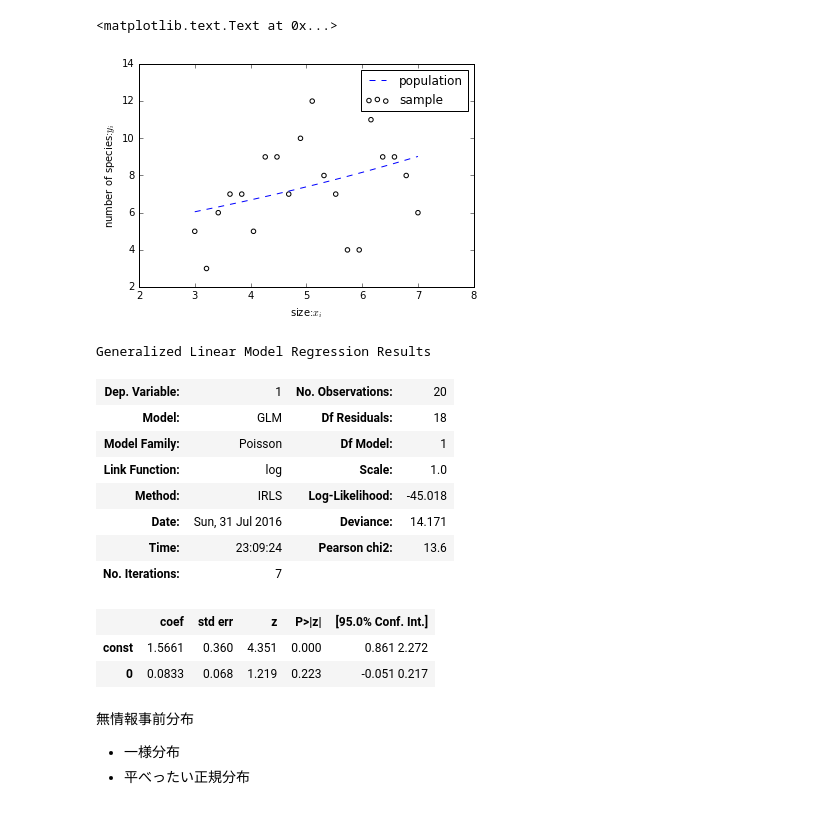
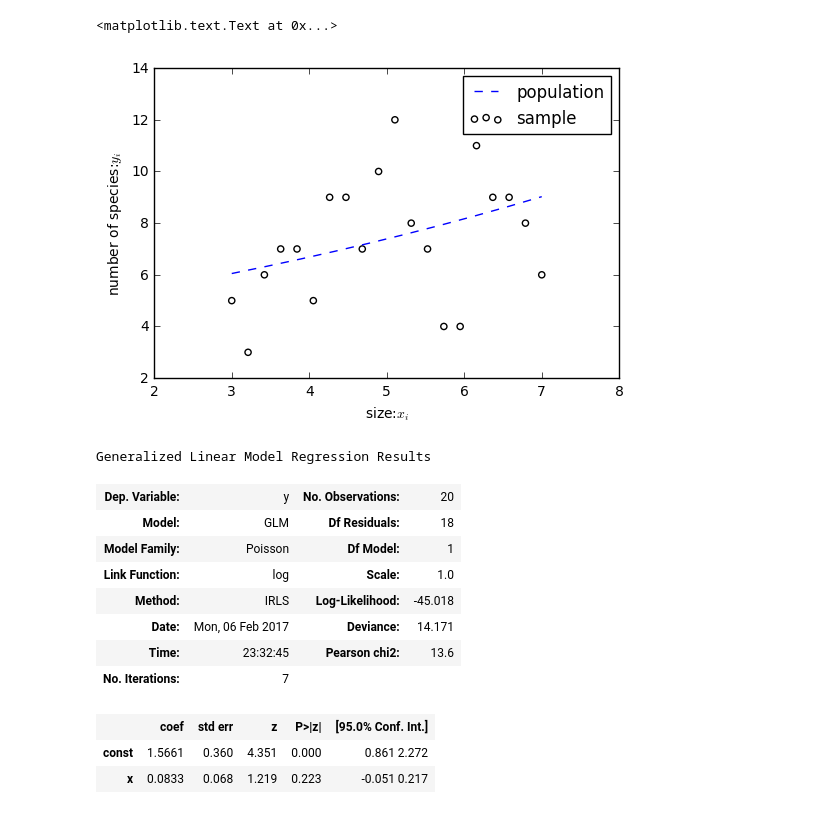
Before and after one commit to kyohei-koga/stastical_modeling_for-_data_analysis, a Jupyter notebook: 09GLM_of_baizeian/09-2.ipynb, the cells around one changed output. Drawn from its saved outputs; the diff is of its cells as text; code cells hidden in the pictures.

```diff
--- a/09GLM_of_baizeian/09-2.ipynb
+++ b/09GLM_of_baizeian/09-2.ipynb
@@ -9,33 +15,31 @@ from scipy import stats
 data_T = pd.read_csv('d.csv')
 # %%
 data = data_T.T[1:]
+# %%
+data = data.rename(columns={0:'x',1:'y'})
 # %%
-plt.scatter(data[0],data[1],facecolor='none',label='sample')
+plt.scatter(data.x,data.y,facecolor='none',label='sample')
 plt.plot(np.linspace(3,7,10),np.exp(1.5+0.1*np.linspace(3,7,10)),'--',label='population')
 plt.legend(loc='upper right')
 plt.xlabel('size:$x_{i}$')
 plt.ylabel('number of species:$y_{i}$')
 # %% [output]
 <matplotlib.text.Text at 0x...>
-[figure, old version]
+[figure, new version]
 # %%
-data.x_c = sm.add_constant(data[0])
-result = sm.GLM(data[1],data.x_c,family=sm.families.Poisson()).fit()
+data.x_c = sm.add_constant(data.x)
+result = sm.GLM(data.y,data.x_c,family=sm.families.Poisson()).fit()
 result.summary()
 # %% [output]
 Generalized Linear Model Regression Results
-| Dep. Variable: | 1 | No. Observations: | 20 |
+| Dep. Variable: | y | No. Observations: | 20 |
 | Model: | GLM | Df Residuals: | 18 |
 | Model Family: | Poisson | Df Model: | 1 |
 | Link Function: | log | Scale: | 1.0 |
 | Method: | IRLS | Log-Likelihood: | -45.018 |
-| Date: | Sun, 31 Jul 2016 | Deviance: | 14.171 |
-| Time: | 23:09:24 | Pearson chi2: | 13.6 |
+| Date: | Mon, 06 Feb 2017 | Deviance: | 14.171 |
+| Time: | 23:32:45 | Pearson chi2: | 13.6 |
 | No. Iterations: | 7 |  |  |
 |  | coef | std err | z | P>|z| | [95.0% Conf. Int.] |
 | const | 1.5661 | 0.360 | 4.351 | 0.000 | 0.861 2.272 |
-| 0 | 0.0833 | 0.068 | 1.219 | 0.223 | -0.051 0.217 |
+| x | 0.0833 | 0.068 | 1.219 | 0.223 | -0.051 0.217 |
-# %% [markdown]
-無情報事前分布
-- 一様分布
-- 平べったい正規分布
```
Also changed, not shown: parts of 19 cells of this notebook, 3 other files.
